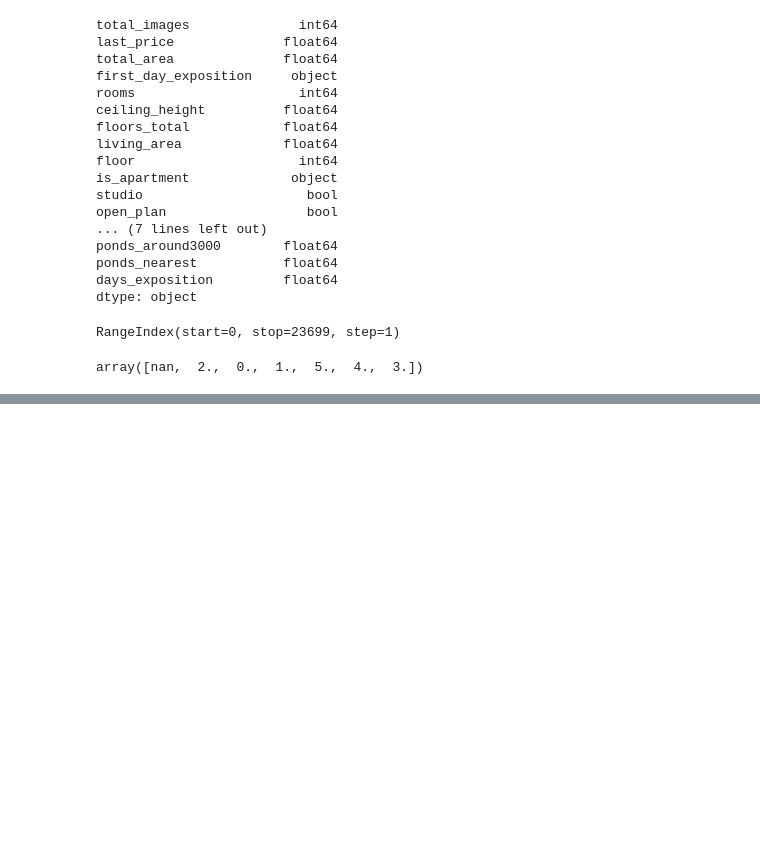
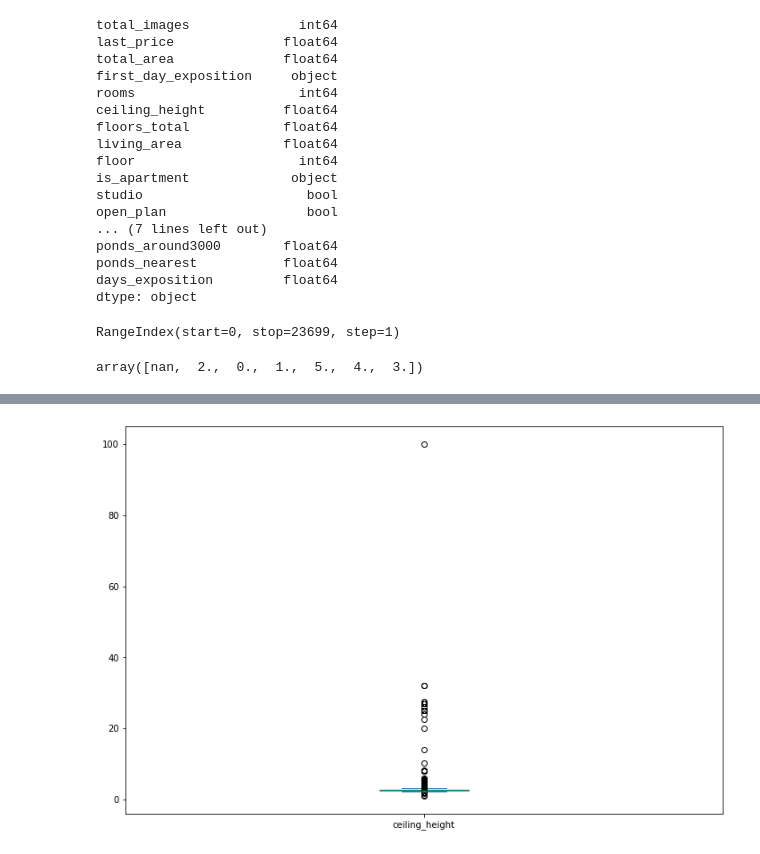
Before and after one commit to PonomarevaElena/Data, a Jupyter notebook: Стажировка_квартиры/project7.ipynb, the cells around one changed output, grey strips where cells are left out. Cells and saved outputs as stored; diff of their text form; code cells hidden in the pictures; blank space fills up the shorter version.

```diff
--- a/Стажировка_квартиры/project7.ipynb
+++ b/Стажировка_квартиры/project7.ipynb
@@ -217,0 +297,7 @@ array([nan,  2.,  0.,  1.,  5.,  4.,  3.])
+# %%
+#boxplot
+df.plot(kind = 'box',
+        y = 'ceiling_height',
+        figsize = (12,8));
+# %% [output]
+[figure, added]
```
Also changed, not shown: parts of 10 cells of this notebook.
